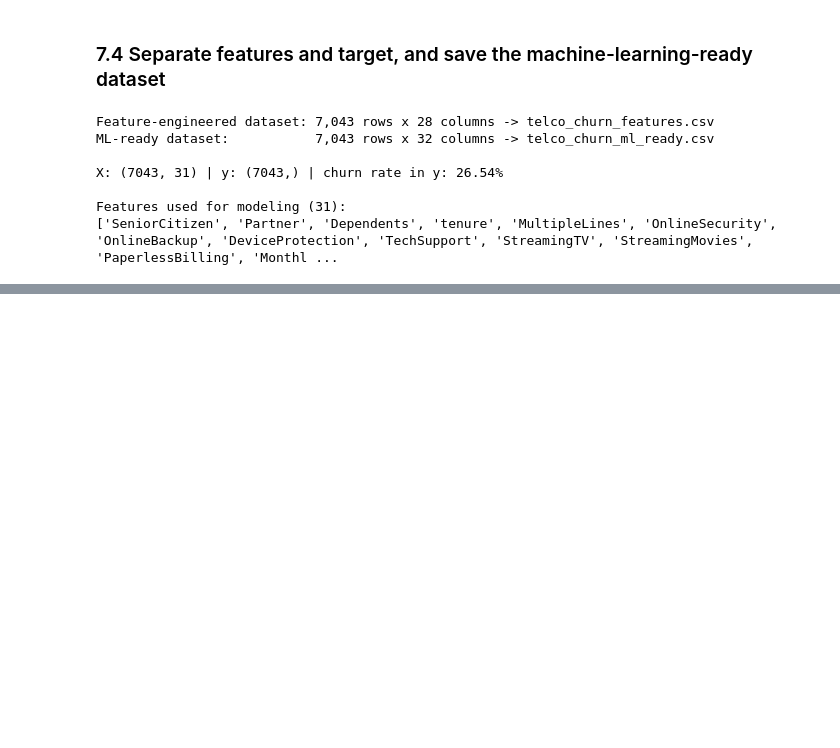
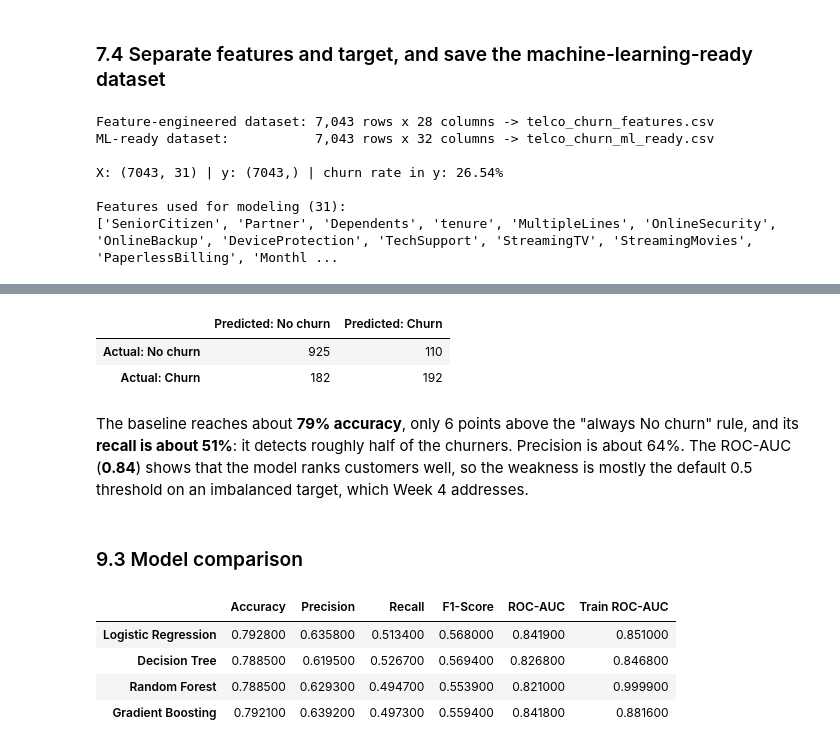
Before and after one commit to Da1vReyes/customer_churn_prediction, a Jupyter notebook: notebooks/customer_churn_analysis.ipynb, the cells around one changed output, grey strips where cells are left out. Drawn from its saved outputs; the diff is of its cells as text; code cells hidden in the pictures; blank space fills up the shorter version.

```diff
--- a/notebooks/customer_churn_analysis.ipynb
+++ b/notebooks/customer_churn_analysis.ipynb
@@ -657,0 +743,19 @@ _Next: Week 3, train/test split and classification models (Logistic Regression,
+# %%
+confusion_matrix_table(y_test, results["Logistic Regression"]["y_pred"])
+# %% [output]
+|  | Predicted: No churn | Predicted: Churn |
+| Actual: No churn | 925 | 110 |
+| Actual: Churn | 182 | 192 |
+# %% [markdown]
+The baseline reaches about **79% accuracy**, only 6 points above the "always No churn" rule, and its **recall is about 51%**: it detects roughly half of the churners. Precision is about 64%. The ROC-AUC (**0.84**) shows that the model ranks customers well, so the weakness is mostly the default 0.5 threshold on an imbalanced target, which Week 4 addresses.
+# %% [markdown]
+### 9.3 Model comparison
+# %%
+comparison = compare_models(results)
+comparison.round(4).style.highlight_max(axis=0, color="#cfe8cf")
+# %% [output]
+|  | Accuracy | Precision | Recall | F1-Score | ROC-AUC | Train ROC-AUC |
+| Logistic Regression | 0.792800 | 0.635800 | 0.513400 | 0.568000 | 0.841900 | 0.851000 |
+| Decision Tree | 0.788500 | 0.619500 | 0.526700 | 0.569400 | 0.826800 | 0.846800 |
+| Random Forest | 0.788500 | 0.629300 | 0.494700 | 0.553900 | 0.821000 | 0.999900 |
+| Gradient Boosting | 0.792100 | 0.639200 | 0.497300 | 0.559400 | 0.841800 | 0.881600 |
```
Also changed, not shown: parts of 18 cells of this notebook.
